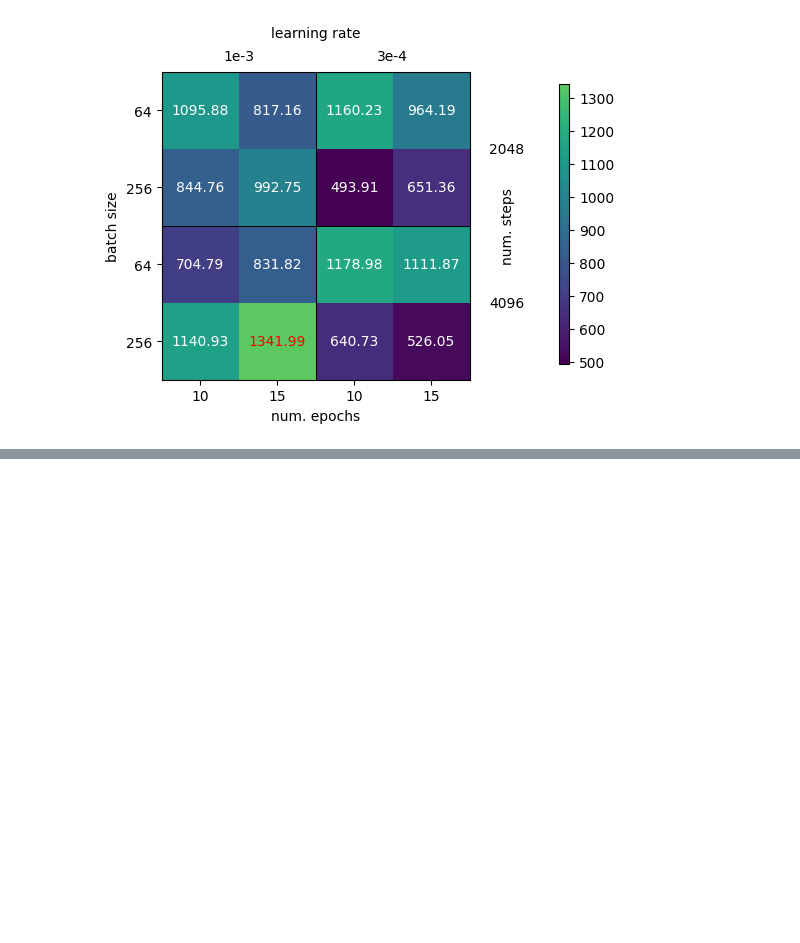
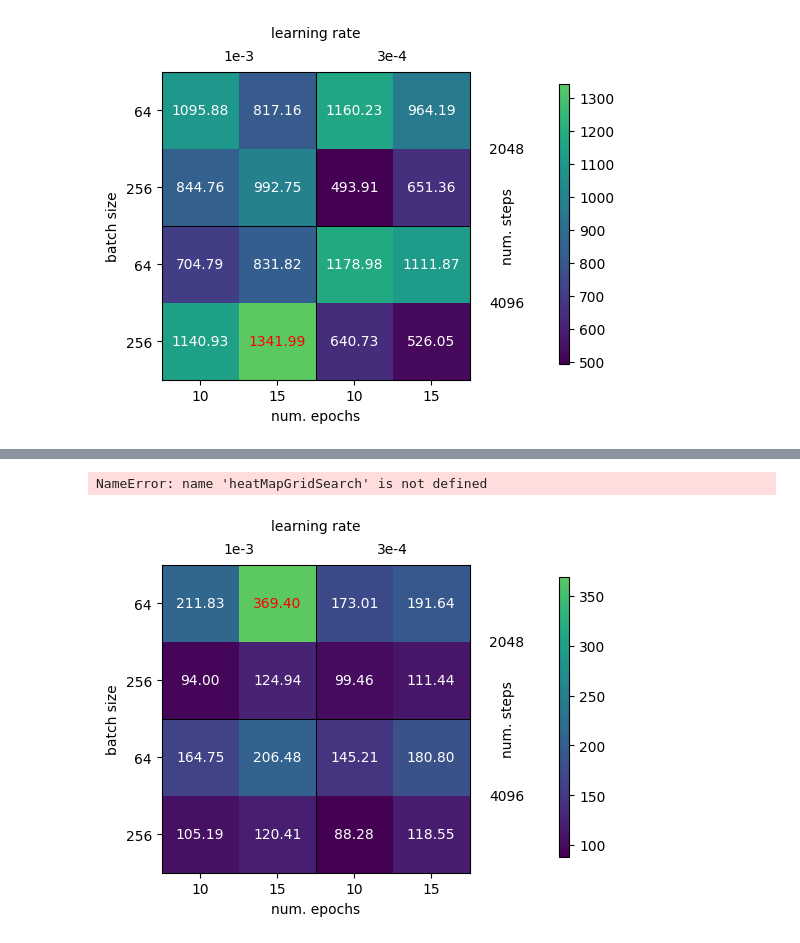
Before and after one commit to MaddalenaGhiotti/ReinforcementLearningProject, a Jupyter notebook: esempioPPOclass.ipynb, the cells around one changed output, grey strips where cells are left out. Saved outputs shown, nothing was run; the diff lists cells and outputs as text; code cells hidden in the pictures; blank space fills up the shorter version.

```diff
--- a/esempioPPOclass.ipynb
+++ b/esempioPPOclass.ipynb
@@ -292,0 +309,10 @@ heatMapGridSearch(times_array_dr)
+# %%
+heatMapGridSearch(means_array_dr)
+heatMapGridSearch(stds_array_dr)
+heatMapGridSearch(times_array_dr)
+# %% [output]
+NameError: name 'heatMapGridSearch' is not defined
+# %%
+heatMapGridSearch(times_array_dr)
+# %% [output]
+[figure, added]
```
Also changed, not shown: parts of 3 cells of this notebook, 33 other files.
